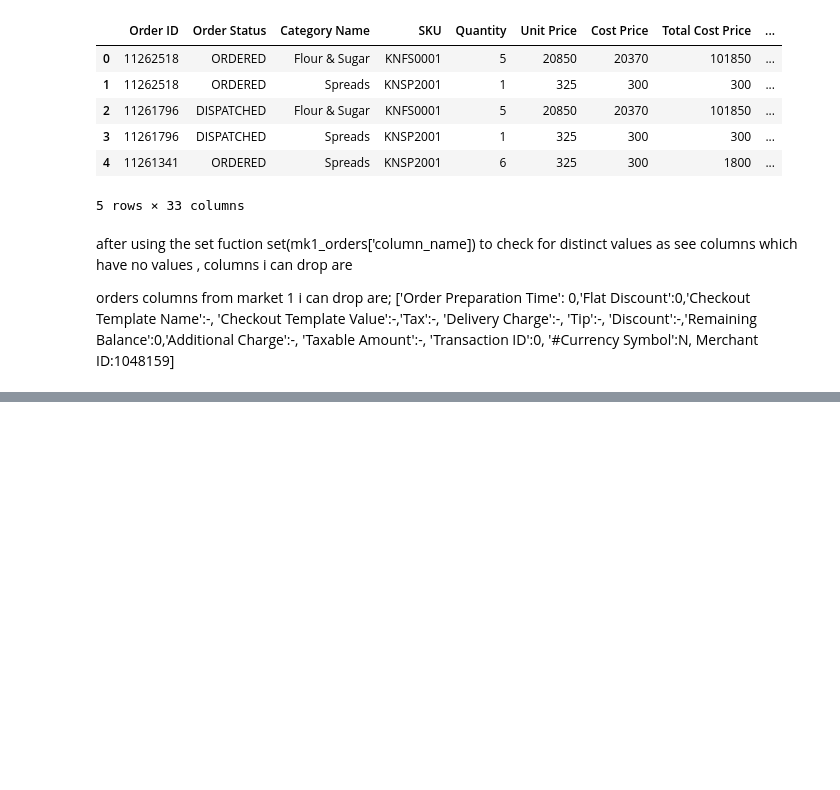
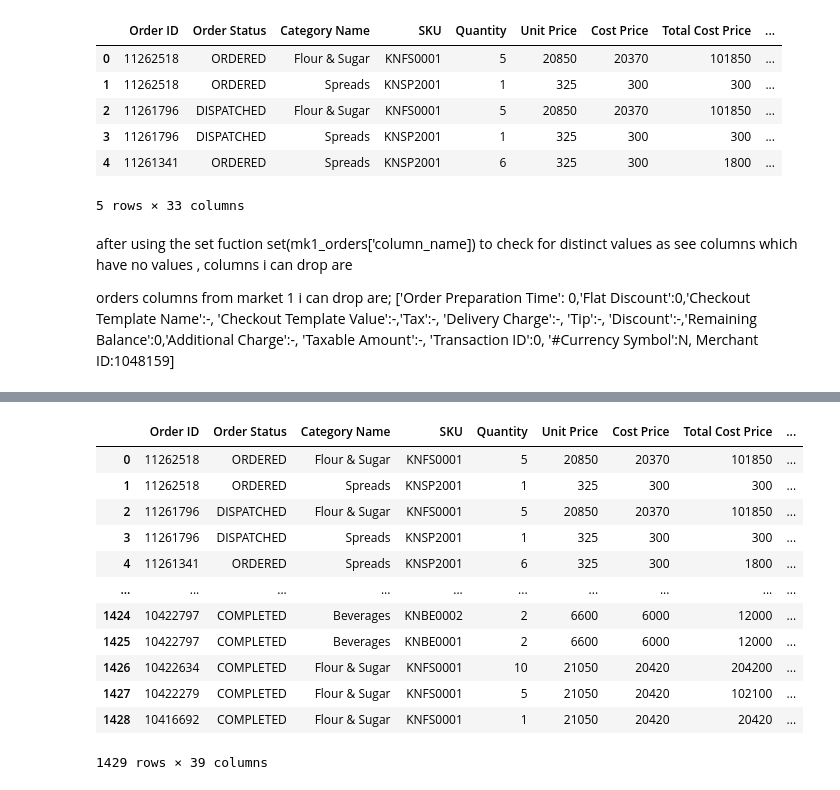
Before and after one commit to SikaBoateng/data_pipeline_, a Jupyter notebook: mk2_orders.ipynb, the cells around one changed output, grey strips where cells are left out. Saved outputs shown, nothing was run; the diff lists cells and outputs as text; code cells hidden in the pictures; blank space fills up the shorter version.

```diff
--- a/mk2_orders.ipynb
+++ b/mk2_orders.ipynb
@@ -115,0 +118,3 @@ orders columns from market 1 i can drop are;
+# %%
+df4 = pd.read_csv('up_mk2_orders.csv')
+df5 = pd.read_csv('up_mk2_cus.csv')
@@ -115,0 +141,18 @@ orders columns from market 1 i can drop are;
+# %%
+merged_order2_cus2 = pd.merge(df4, df5, on='Customer ID', how='left')
+# %%
+merged_order2_cus2
+# %% [output]
+|  | Order ID | Order Status | Category Name | SKU | Quantity | Unit Price | Cost Price | Total Cost Price | ... |
+| 0 | 11262518 | ORDERED | Flour & Sugar | KNFS0001 | 5 | 20850 | 20370 | 101850 | ... |
+| 1 | 11262518 | ORDERED | Spreads | KNSP2001 | 1 | 325 | 300 | 300 | ... |
+| 2 | 11261796 | DISPATCHED | Flour & Sugar | KNFS0001 | 5 | 20850 | 20370 | 101850 | ... |
+| 3 | 11261796 | DISPATCHED | Spreads | KNSP2001 | 1 | 325 | 300 | 300 | ... |
+| 4 | 11261341 | ORDERED | Spreads | KNSP2001 | 6 | 325 | 300 | 1800 | ... |
+| ... | ... | ... | ... | ... | ... | ... | ... | ... | ... |
+| 1424 | 10422797 | COMPLETED | Beverages | KNBE0002 | 2 | 6600 | 6000 | 12000 | ... |
+| 1425 | 10422797 | COMPLETED | Beverages | KNBE0001 | 2 | 6600 | 6000 | 12000 | ... |
+| 1426 | 10422634 | COMPLETED | Flour & Sugar | KNFS0001 | 10 | 21050 | 20420 | 204200 | ... |
+| 1427 | 10422279 | COMPLETED | Flour & Sugar | KNFS0001 | 5 | 21050 | 20420 | 102100 | ... |
+| 1428 | 10416692 | COMPLETED | Flour & Sugar | KNFS0001 | 1 | 21050 | 20420 | 20420 | ... |
+1429 rows × 39 columns
```
Also changed, not shown: parts of 5 cells of this notebook, 7 other files.
